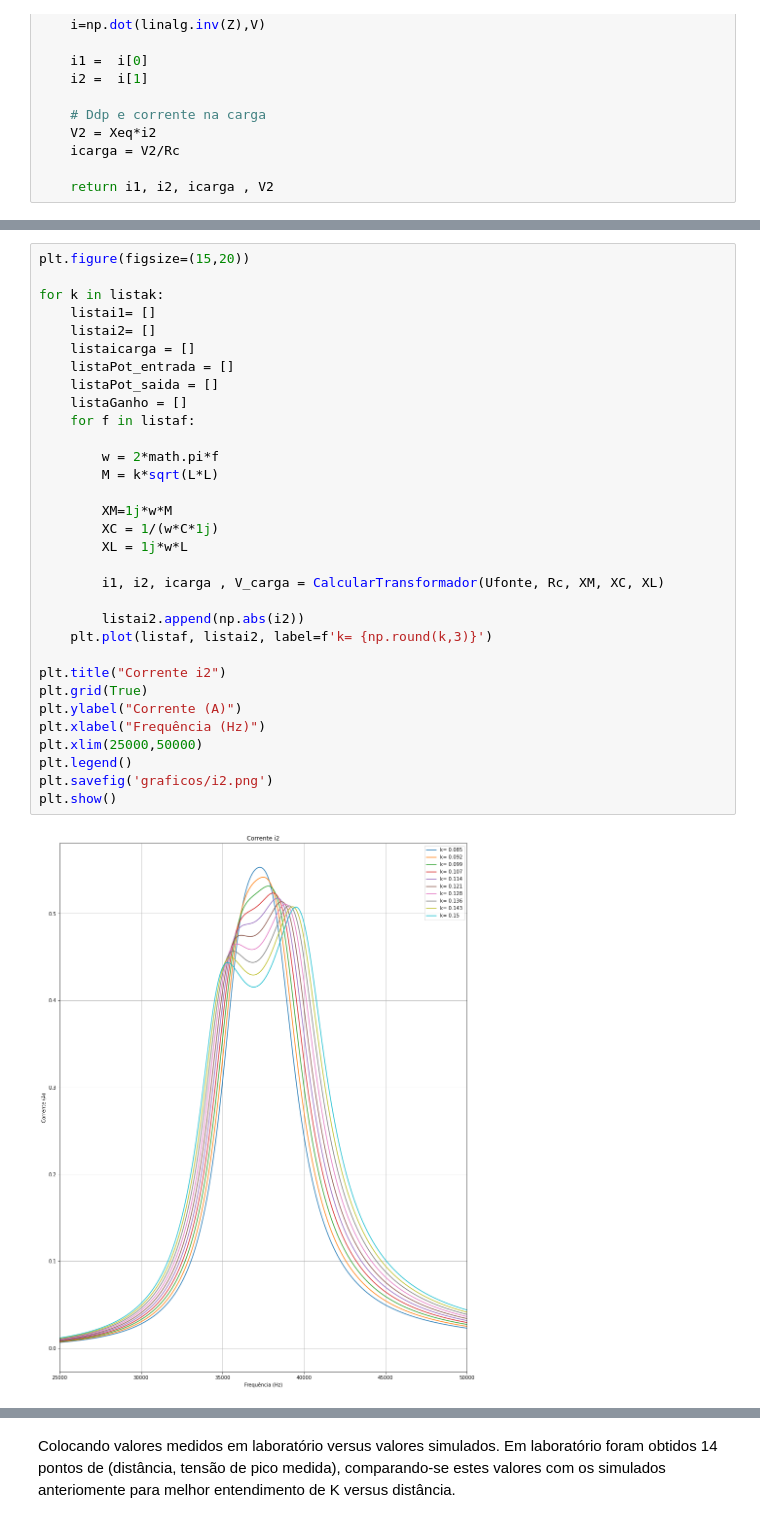
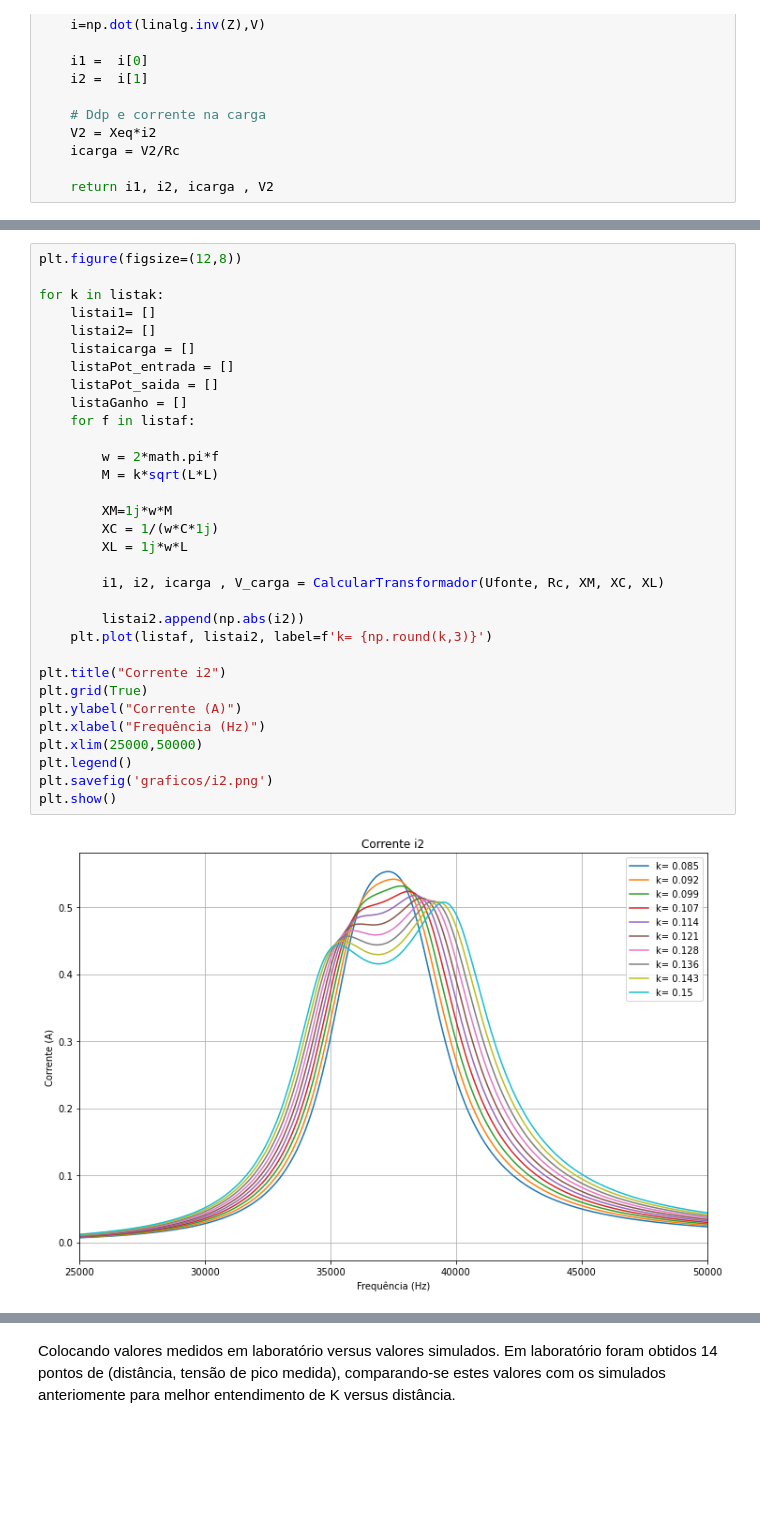
Before and after one commit to lorrancmlopes/projeto_eletromag_wpt, a Jupyter notebook: Projeto.ipynb, the cells around one changed output, grey strips where cells are left out. Cells and saved outputs as stored; diff of their text form; blank space fills up the shorter version.

```diff
--- a/Projeto.ipynb
+++ b/Projeto.ipynb
@@ -181,36 +177,36 @@ plt.show()
 # %%
-plt.figure(figsize=(15,20))
+plt.figure(figsize=(12,8))
 
 for k in listak:
     listai1= []
     listai2= []
     listaicarga = []
     listaPot_entrada = []
     listaPot_saida = []
     listaGanho = []
     for f in listaf:
 
         w = 2*math.pi*f
         M = k*sqrt(L*L)
 
         XM=1j*w*M
         XC = 1/(w*C*1j)
         XL = 1j*w*L
 
         i1, i2, icarga , V_carga = CalcularTransformador(Ufonte, Rc, XM, XC, XL)
 
         listai2.append(np.abs(i2))
     plt.plot(listaf, listai2, label=f'k= {np.round(k,3)}')
 
 plt.title("Corrente i2")
 plt.grid(True)
 plt.ylabel("Corrente (A)")
 plt.xlabel("Frequência (Hz)")
 plt.xlim(25000,50000)
 plt.legend()
 plt.savefig('graficos/i2.png')
 plt.show()
 # %% [output]
-[figure, old version]
+[figure, new version]
 # %% [markdown]
 # Simulação das potências de entrada e saída no circuito
```
Also changed, not shown: parts of 22 cells of this notebook, 18 other files.
